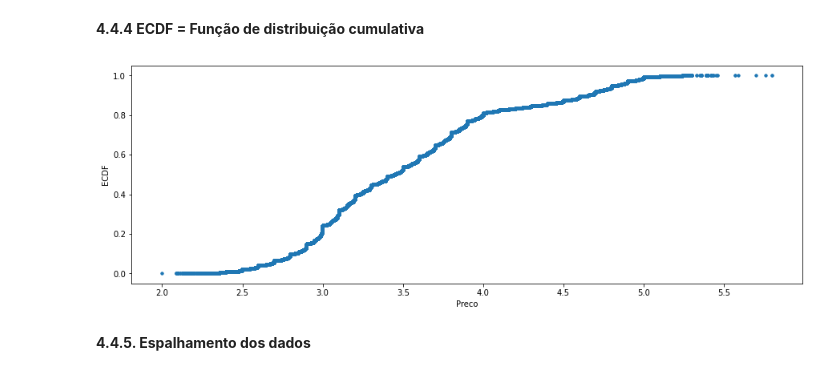
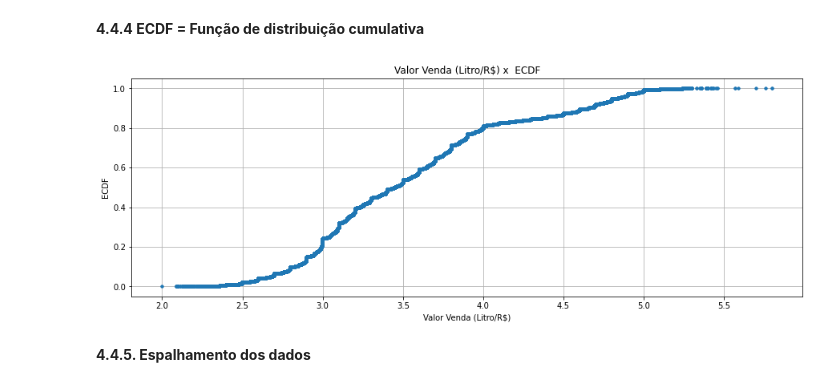
Before and after one commit to leoregisr/gas-price-history, a Jupyter notebook: AnaliseExploratoria.ipynb, the cells around one changed output. Cells and saved outputs as stored; diff of their text form; code cells hidden in the pictures.

```diff
--- a/AnaliseExploratoria.ipynb
+++ b/AnaliseExploratoria.ipynb
@@ -235,13 +254,16 @@ x_preco, y_preco = ecdf(df["Valor_Venda_Litro_Em_Reais"])
 # %%
 #Configura o grafico
 plt.figure(figsize= (15, 5))
-plt.xlabel("Preco")
+plt.xlabel("Valor Venda (Litro/R$)")
 plt.ylabel("ECDF")
+plt.title("Valor Venda (Litro/R$) x  ECDF")
 
 plt.plot(x_preco, y_preco, marker = ".",  linestyle = "none")
+plt.grid()
+plt.savefig("ecdf_valor_venda.png", bbox_inches = 'tight',pad_inches =0.5)
 plt.show()
 # %% [output]
-[figure, old version]
+[figure, new version]
 # %% [markdown]
 **4.4.5. Espalhamento dos dados**
 # %%
```
Also changed, not shown: parts of 16 cells of this notebook, 4 other files.
